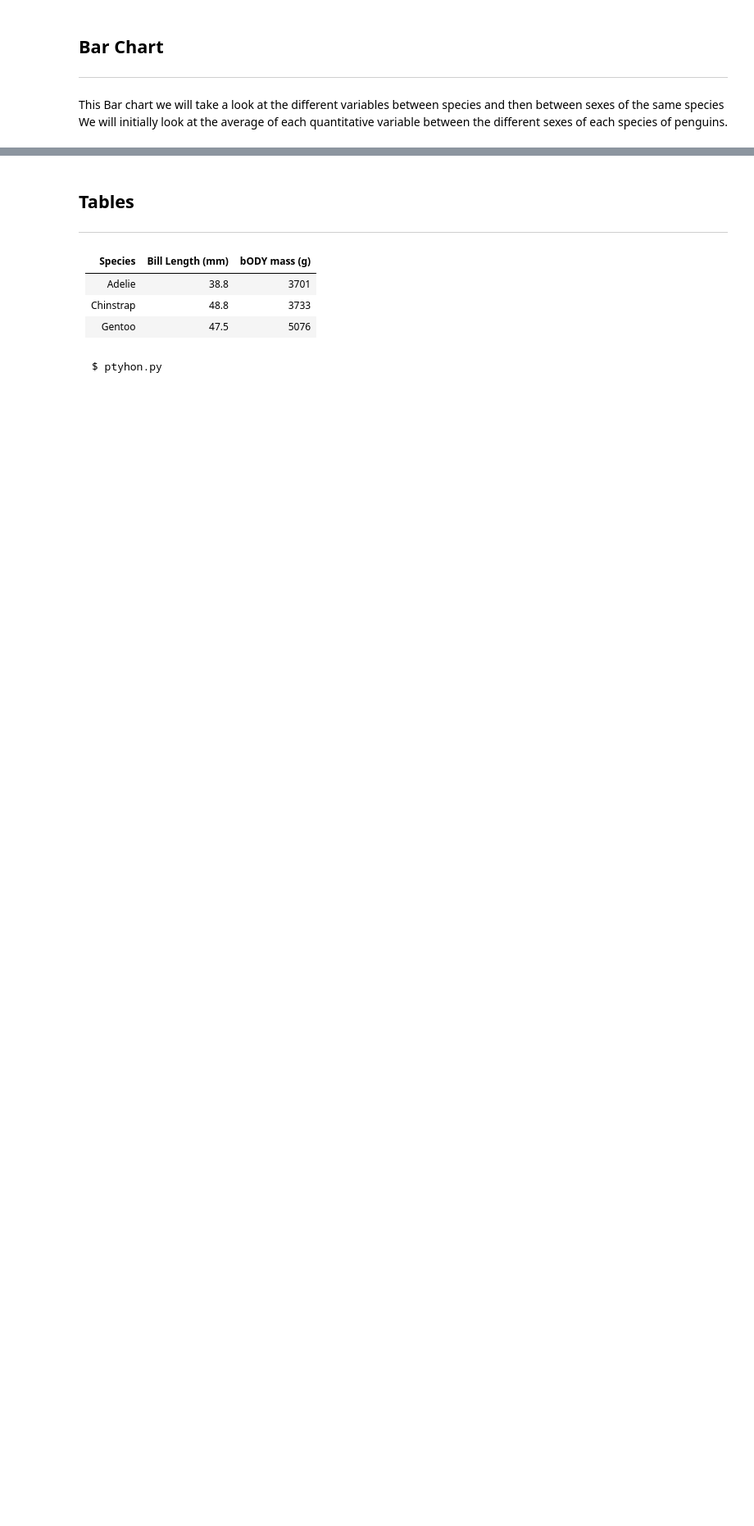
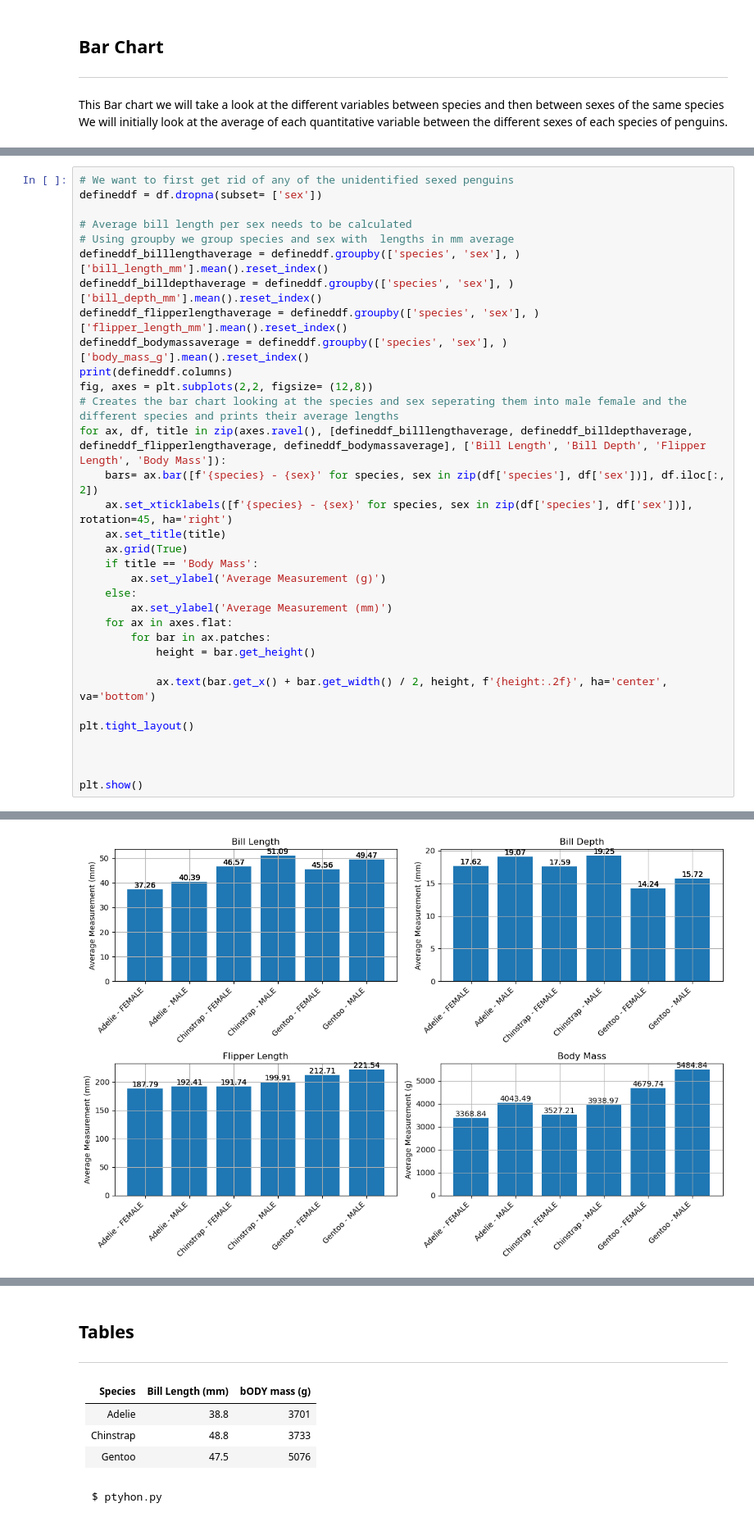
Before and after one commit to AndreHoarau/principles-of-data-analytics-project, a Jupyter notebook: penguins.ipynb, the cells around one changed output, grey strips where cells are left out. Shown: that part at 82% size. Cells and saved outputs as stored; diff of their text form; blank space fills up the shorter version.

Commit message:
Made my bar charts and looked at the differences

```diff
--- a/penguins.ipynb
+++ b/penguins.ipynb
@@ -215,0 +187,34 @@ Name: bill_length_mm, dtype: float64
+# %%
+# We want to first get rid of any of the unidentified sexed penguins
+defineddf = df.dropna(subset= ['sex'])
+
+# Average bill length per sex needs to be calculated
+# Using groupby we group species and sex with  lengths in mm average
+defineddf_billlengthaverage = defineddf.groupby(['species', 'sex'], )['bill_length_mm'].mean().reset_index()
+defineddf_billdepthaverage = defineddf.groupby(['species', 'sex'], )['bill_depth_mm'].mean().reset_index()
+defineddf_flipperlengthaverage = defineddf.groupby(['species', 'sex'], )['flipper_length_mm'].mean().reset_index()
+defineddf_bodymassaverage = defineddf.groupby(['species', 'sex'], )['body_mass_g'].mean().reset_index()
+print(defineddf.columns)
+fig, axes = plt.subplots(2,2, figsize= (12,8))
+# Creates the bar chart looking at the species and sex seperating them into male female and the different species and prints their average lengths
+for ax, df, title in zip(axes.ravel(), [defineddf_billlengthaverage, defineddf_billdepthaverage, defineddf_flipperlengthaverage, defineddf_bodymassaverage], ['Bill Length', 'Bill Depth', 'Flipper Length', 'Body Mass']):
+    bars= ax.bar([f'{species} - {sex}' for species, sex in zip(df['species'], df['sex'])], df.iloc[:, 2])
+    ax.set_xticklabels([f'{species} - {sex}' for species, sex in zip(df['species'], df['sex'])], rotation=45, ha='right')
+    ax.set_title(title)
+    ax.grid(True)
+    if title == 'Body Mass':
+        ax.set_ylabel('Average Measurement (g)')
+    else:
+        ax.set_ylabel('Average Measurement (mm)')
+    for ax in axes.flat:
+        for bar in ax.patches:
+            height = bar.get_height()
+
+            ax.text(bar.get_x() + bar.get_width() / 2, height, f'{height:.2f}', ha='center', va='bottom')
+
+plt.tight_layout()
+
+
+
+plt.show()
+# %% [output]
@@ -215,0 +224 @@ Name: bill_length_mm, dtype: float64
+[figure, added]
```
Also changed, not shown: parts of 4 cells of this notebook, 1 other file.
